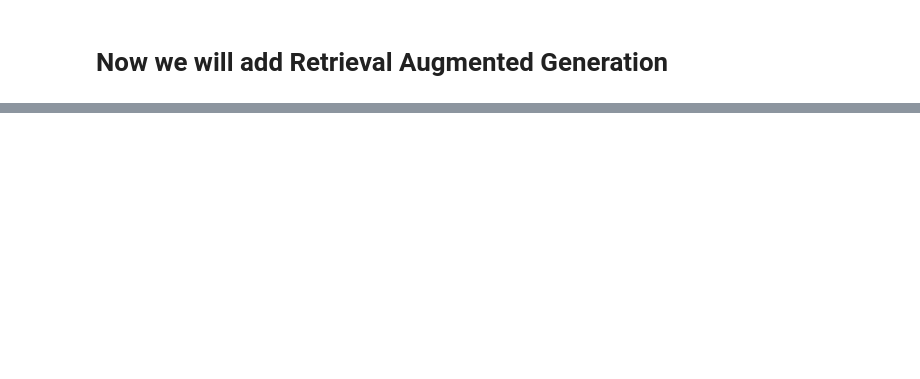
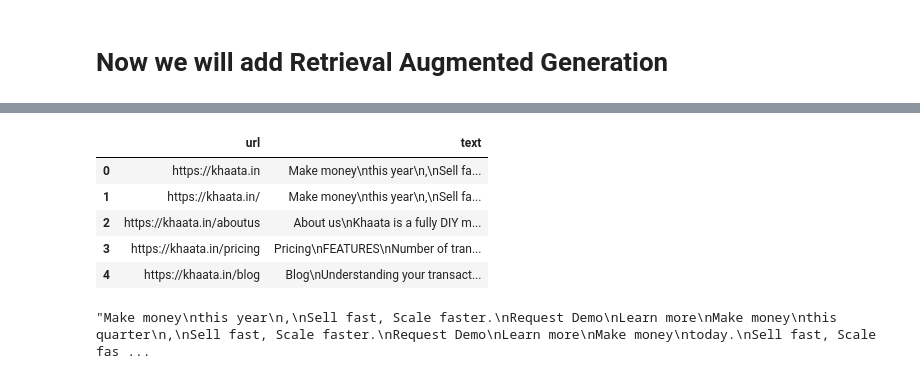
Before and after one commit to Mitalee/mitalee_ai1, a Jupyter notebook: RAG - Don Woodlock.ipynb, the cells around one changed output, grey strips where cells are left out. Saved outputs shown, nothing was run; the diff lists cells and outputs as text; code cells hidden in the pictures; blank space fills up the shorter version.

```diff
--- a/RAG - Don Woodlock.ipynb
+++ b/RAG - Don Woodlock.ipynb
@@ -39,5 +193,18 @@ question
 # %%
 df = pd.read_csv('webpage-text.csv')
+# %%
+df.head()
+# %% [output]
+|  | url | text |
+| 0 | https://khaata.in | Make money\nthis year\n,\nSell fa... |
+| 1 | https://khaata.in/ | Make money\nthis year\n,\nSell fa... |
+| 2 | https://khaata.in/aboutus | About us\nKhaata is a fully DIY m... |
+| 3 | https://khaata.in/pricing | Pricing\nFEATURES\nNumber of tran... |
+| 4 | https://khaata.in/blog | Blog\nUnderstanding your transact... |
+# %%
+df['text'].iloc[0]
+# %% [output]
+"Make money\nthis year\n,\nSell fast, Scale faster.\nRequest Demo\nLearn more\nMake money\nthis quarter\n,\nSell fast, Scale faster.\nRequest Demo\nLearn more\nMake money\ntoday.\nSell fast, Scale fas ...
 # %%
 def get_embedding(text, model="text-embedding-3-small"):
     text = text.replace("\n"," ")
```
Also changed, not shown: parts of 33 cells of this notebook.
